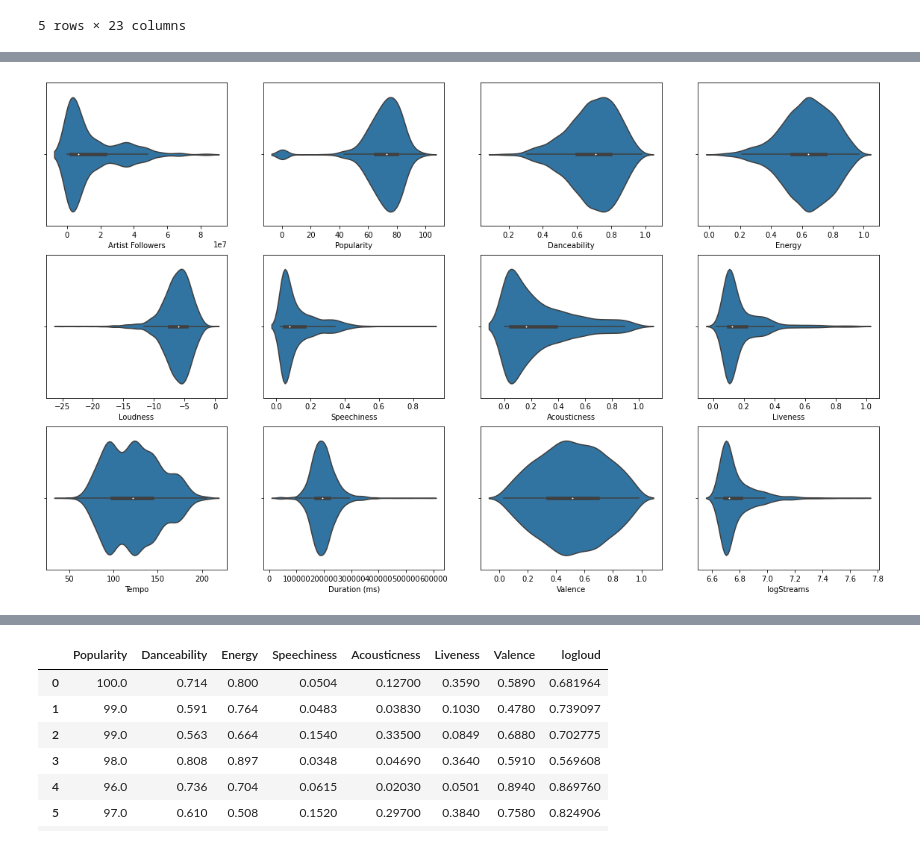
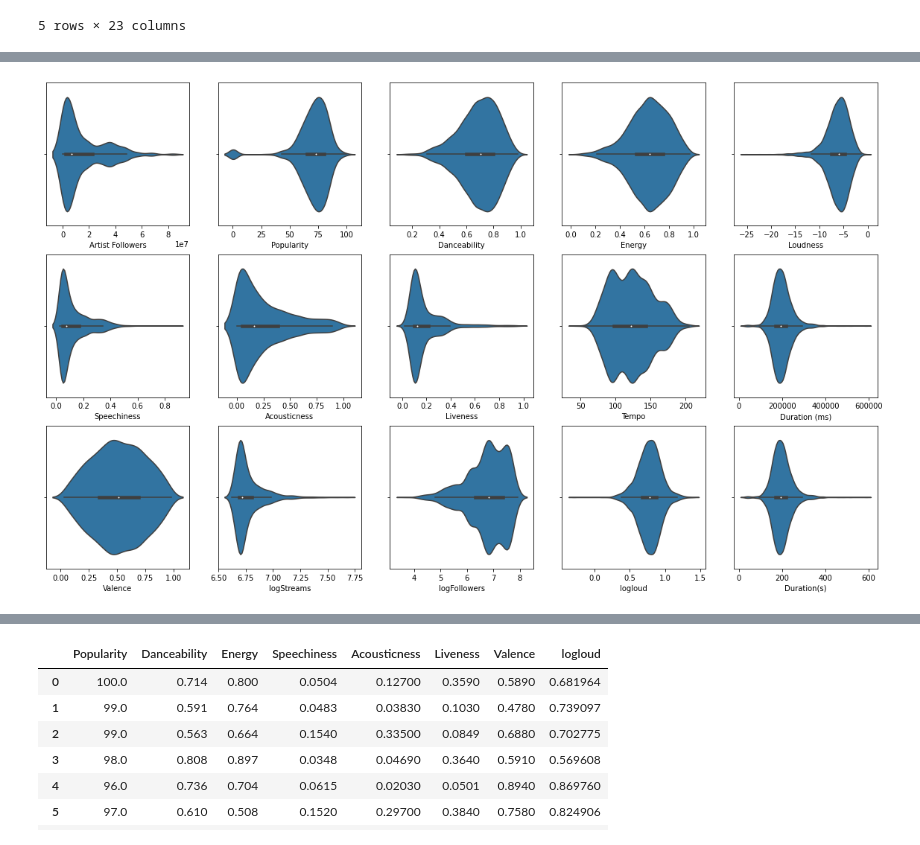
Before and after one commit to Forrestjohnson2000/Spotify-Song-Popularity-Analysis, a Jupyter notebook: Analysis/fork-of-spotify-ml-song-predictions.ipynb, the cells around one changed output, grey strips where cells are left out. Drawn from its saved outputs; the diff is of its cells as text; code cells hidden in the pictures.

```diff
--- a/Analysis/fork-of-spotify-ml-song-predictions.ipynb
+++ b/Analysis/fork-of-spotify-ml-song-predictions.ipynb
@@ -212,12 +230,12 @@ cols
 # %%
 plt.figure(figsize=(20,12))
 for i in enumerate(cols):
     num = i[0]+1
-    if num <= 12:
-        plt.subplot(3,4,num)
+    if num <= 15:
+        plt.subplot(3,5,num)
         sns.violinplot(data=df1, x=i[1])
     else:
-        break
+        continue
 plt.show()
 # %% [output]
-[figure, old version]
+[figure, new version]
```
Also changed, not shown: parts of 32 cells of this notebook.
